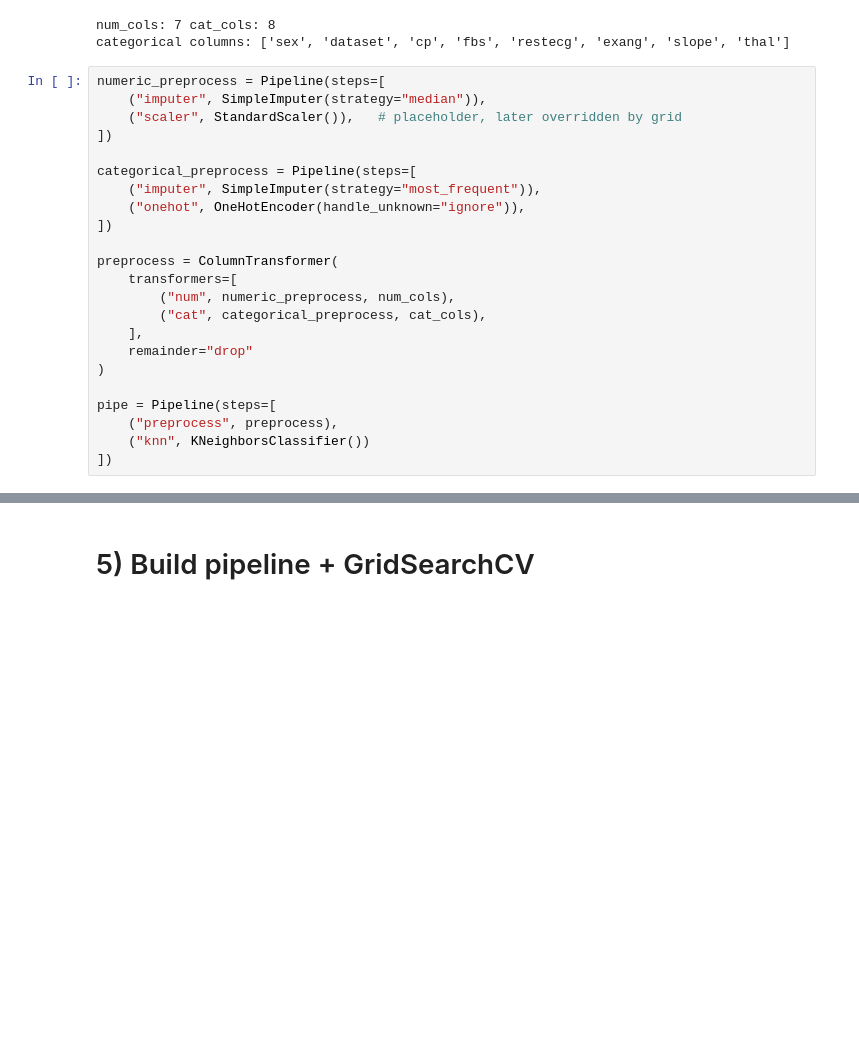
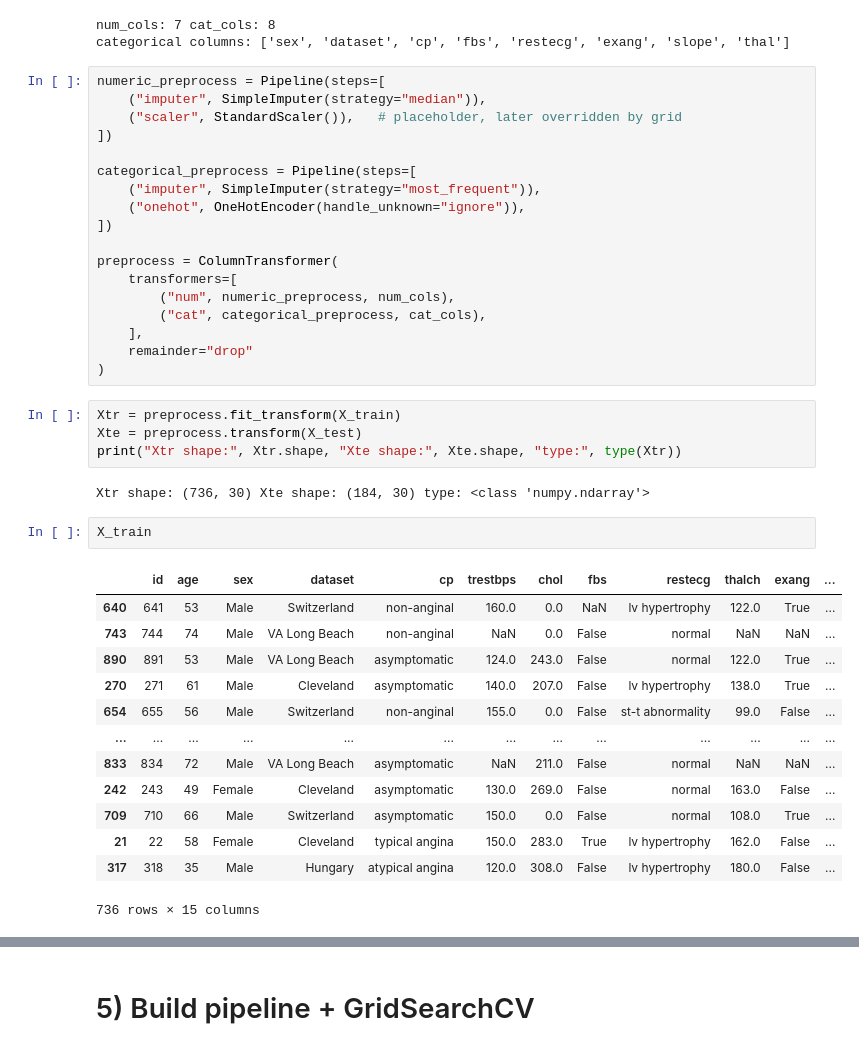
Before and after one commit to EricWu23/ml-algorithm-playground, a Jupyter notebook: notebooks/ML_Coding_KNN.ipynb, the cells around one changed output, grey strips where cells are left out. Cells and saved outputs as stored; diff of their text form; blank space fills up the shorter version.

```diff
--- a/notebooks/ML_Coding_KNN.ipynb
+++ b/notebooks/ML_Coding_KNN.ipynb
@@ -152,8 +152,25 @@ preprocess = ColumnTransformer(
     ],
     remainder="drop"
 )
-
-pipe = Pipeline(steps=[
-    ("preprocess", preprocess),
-    ("knn", KNeighborsClassifier())
-])
+# %%
+Xtr = preprocess.fit_transform(X_train)
+Xte = preprocess.transform(X_test)
+print("Xtr shape:", Xtr.shape, "Xte shape:", Xte.shape, "type:", type(Xtr))
+# %% [output]
+Xtr shape: (736, 30) Xte shape: (184, 30) type: <class 'numpy.ndarray'>
+# %%
+X_train
+# %% [output]
+|  | id | age | sex | dataset | cp | trestbps | chol | fbs | restecg | thalch | exang | ... |
+| 640 | 641 | 53 | Male | Switzerland | non-anginal | 160.0 | 0.0 | NaN | lv hypertrophy | 122.0 | True | ... |
+| 743 | 744 | 74 | Male | VA Long Beach | non-anginal | NaN | 0.0 | False | normal | NaN | NaN | ... |
+| 890 | 891 | 53 | Male | VA Long Beach | asymptomatic | 124.0 | 243.0 | False | normal | 122.0 | True | ... |
+| 270 | 271 | 61 | Male | Cleveland | asymptomatic | 140.0 | 207.0 | False | lv hypertrophy | 138.0 | True | ... |
+| 654 | 655 | 56 | Male | Switzerland | non-anginal | 155.0 | 0.0 | False | st-t abnormality | 99.0 | False | ... |
+| ... | ... | ... | ... | ... | ... | ... | ... | ... | ... | ... | ... | ... |
+| 833 | 834 | 72 | Male | VA Long Beach | asymptomatic | NaN | 211.0 | False | normal | NaN | NaN | ... |
+| 242 | 243 | 49 | Female | Cleveland | asymptomatic | 130.0 | 269.0 | False | normal | 163.0 | False | ... |
+| 709 | 710 | 66 | Male | Switzerland | asymptomatic | 150.0 | 0.0 | False | normal | 108.0 | True | ... |
+| 21 | 22 | 58 | Female | Cleveland | typical angina | 150.0 | 283.0 | True | lv hypertrophy | 162.0 | False | ... |
+| 317 | 318 | 35 | Male | Hungary | atypical angina | 120.0 | 308.0 | False | lv hypertrophy | 180.0 | False | ... |
+736 rows × 15 columns
```
Also changed, not shown: parts of 10 cells of this notebook, 1 other file.
